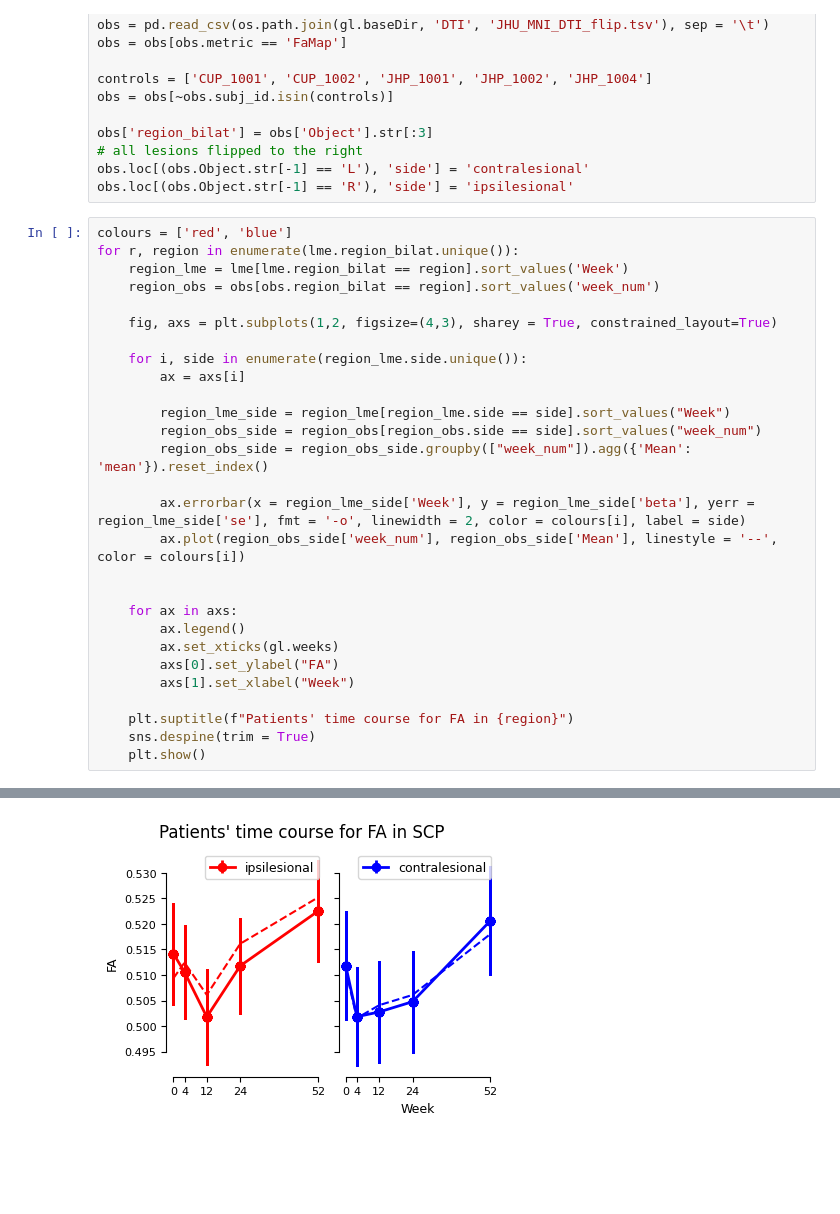
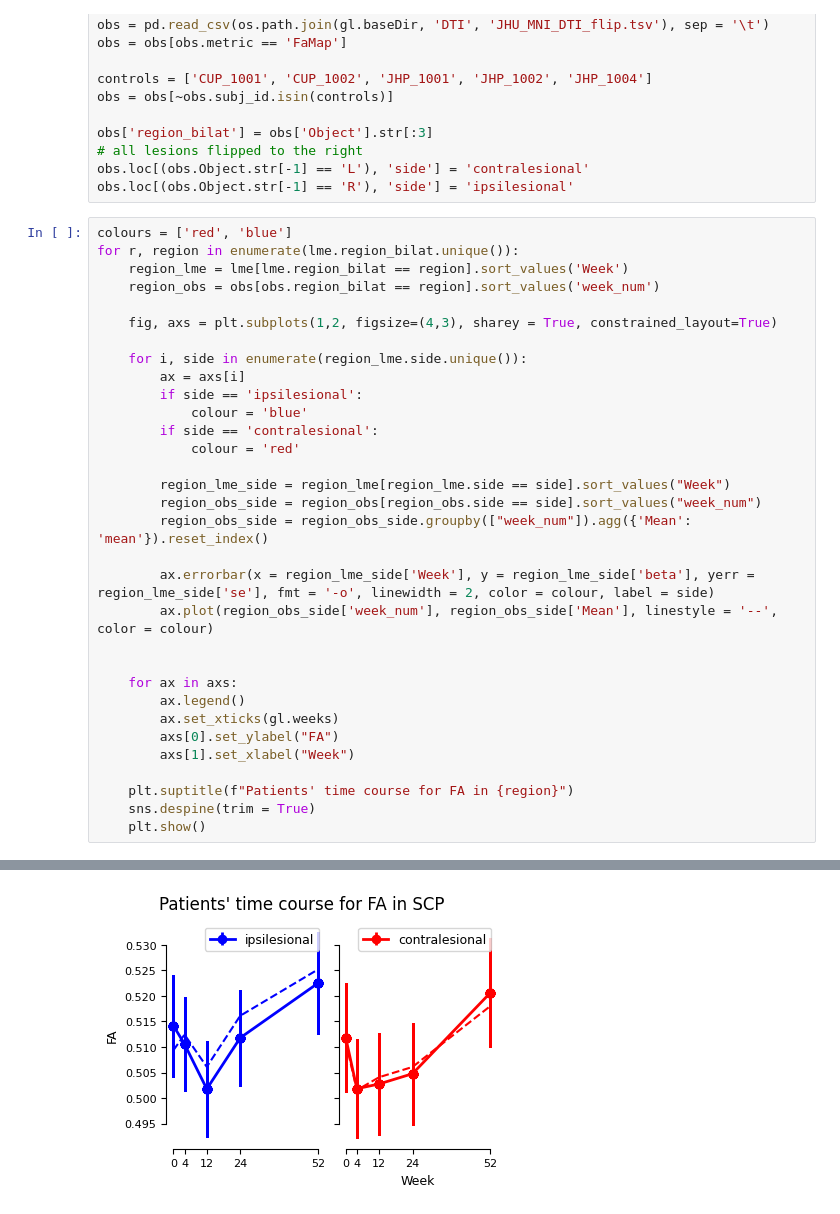
Before and after one commit to medhakp/smarts_cerebellum, a Jupyter notebook: notebooks/lme_DTI.ipynb, the cells around one changed output, grey strips where cells are left out. Cells and saved outputs as stored; diff of their text form; blank space fills up the shorter version.

Commit message:
consistent colour

```diff
--- a/notebooks/lme_DTI.ipynb
+++ b/notebooks/lme_DTI.ipynb
@@ -31,13 +31,17 @@ for r, region in enumerate(lme.region_bilat.unique()):
 
     for i, side in enumerate(region_lme.side.unique()):
         ax = axs[i]
+        if side == 'ipsilesional':
+            colour = 'blue'
+        if side == 'contralesional':
+            colour = 'red'
 
         region_lme_side = region_lme[region_lme.side == side].sort_values("Week")
         region_obs_side = region_obs[region_obs.side == side].sort_values("week_num")
         region_obs_side = region_obs_side.groupby(["week_num"]).agg({'Mean': 'mean'}).reset_index()
 
-        ax.errorbar(x = region_lme_side['Week'], y = region_lme_side['beta'], yerr = region_lme_side['se'], fmt = '-o', linewidth = 2, color = colours[i], label = side)
-        ax.plot(region_obs_side['week_num'], region_obs_side['Mean'], linestyle = '--', color = colours[i])
+        ax.errorbar(x = region_lme_side['Week'], y = region_lme_side['beta'], yerr = region_lme_side['se'], fmt = '-o', linewidth = 2, color = colour, label = side)
+        ax.plot(region_obs_side['week_num'], region_obs_side['Mean'], linestyle = '--', color = colour)
 
 
     for ax in axs:
@@ -56 +60 @@ for r, region in enumerate(lme.region_bilat.unique()):
-[figure, old version]
+[figure, new version]
```
Also changed, not shown: parts of 1 cell of this notebook.
